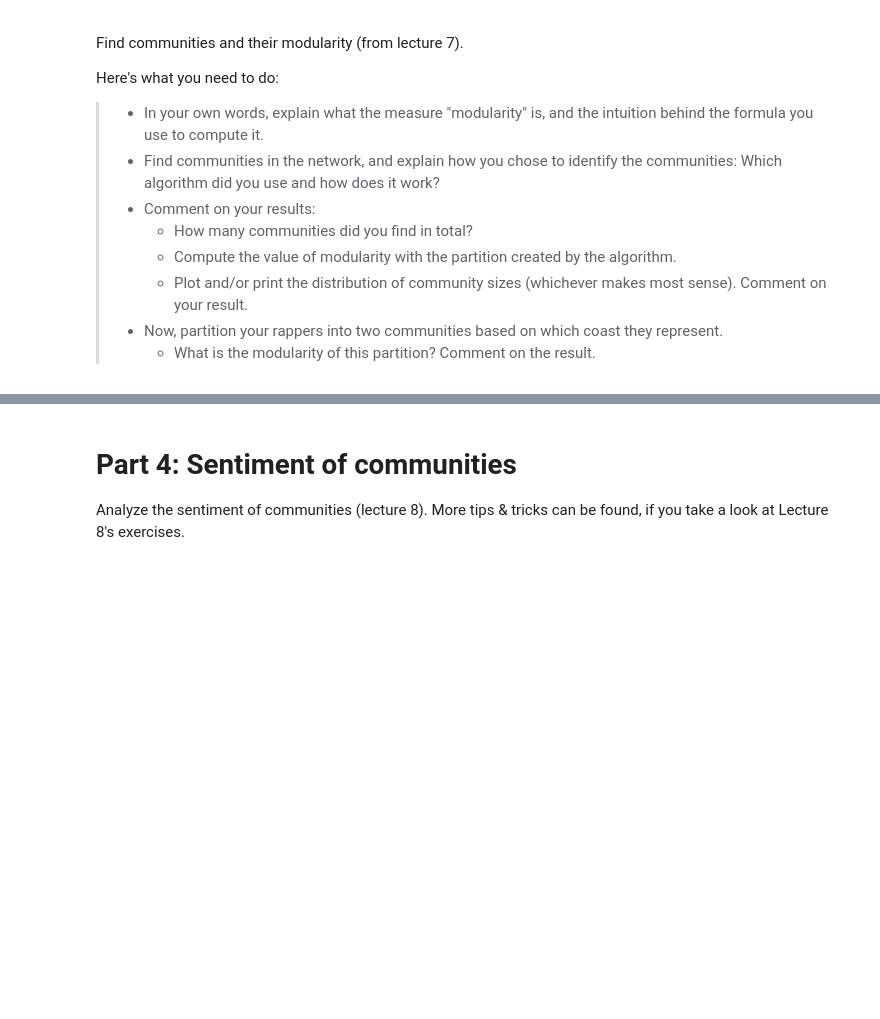
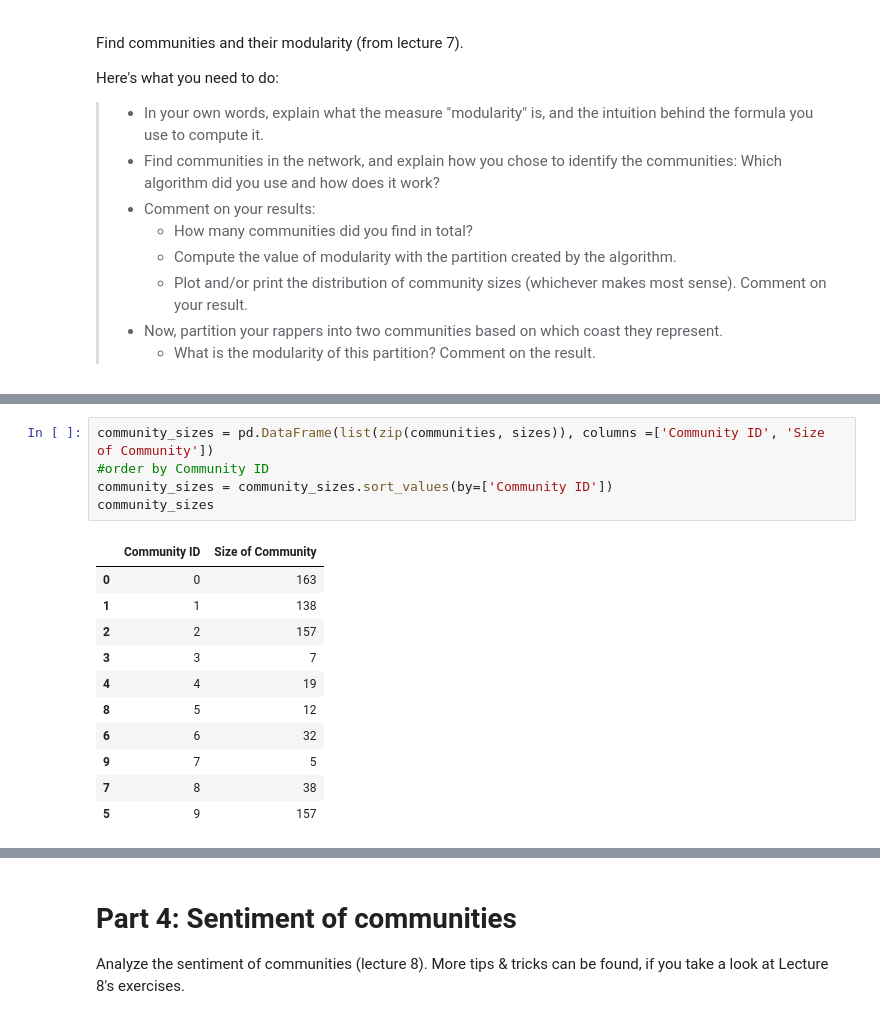
Before and after one commit to Linkschris/Assignment, a Jupyter notebook: Assignment2_jonas.ipynb, the cells around one changed output, grey strips where cells are left out. Saved outputs shown, nothing was run; the diff lists cells and outputs as text; blank space fills up the shorter version.

```diff
--- a/Assignment2_jonas.ipynb
+++ b/Assignment2_jonas.ipynb
@@ -425,0 +514,17 @@ Here's what you need to do:
+# %%
+community_sizes = pd.DataFrame(list(zip(communities, sizes)), columns =['Community ID', 'Size of Community'])
+#order by Community ID
+community_sizes = community_sizes.sort_values(by=['Community ID'])
+community_sizes
+# %% [output]
+|  | Community ID | Size of Community |
+| 0 | 0 | 163 |
+| 1 | 1 | 138 |
+| 2 | 2 | 157 |
+| 3 | 3 | 7 |
+| 4 | 4 | 19 |
+| 8 | 5 | 12 |
+| 6 | 6 | 32 |
+| 9 | 7 | 5 |
+| 7 | 8 | 38 |
+| 5 | 9 | 157 |
```
Also changed, not shown: parts of 9 cells of this notebook.
